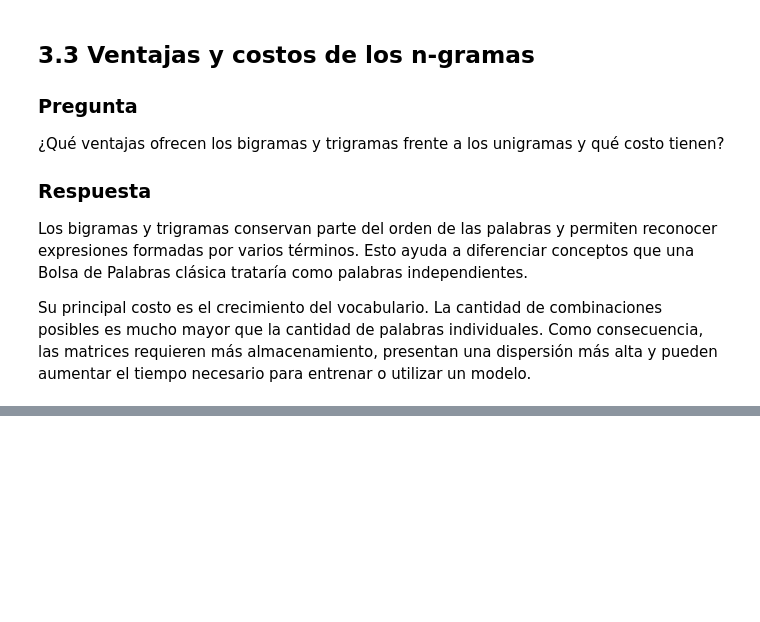
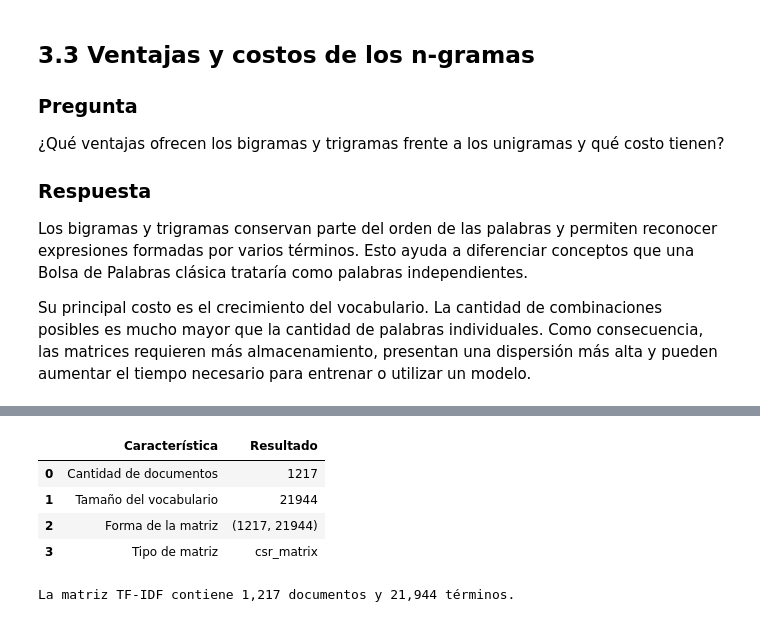
Before and after one commit to Jtanchezz/NLP, a Jupyter notebook: Lab2/lab2.ipynb, the cells around one changed output, grey strips where cells are left out. Saved outputs shown, nothing was run; the diff lists cells and outputs as text; code cells hidden in the pictures; blank space fills up the shorter version.

```diff
--- a/Lab2/lab2.ipynb
+++ b/Lab2/lab2.ipynb
@@ -548,0 +562,47 @@ Su principal costo es el crecimiento del vocabulario. La cantidad de combinacion
+# %%
+from sklearn.feature_extraction.text import TfidfVectorizer
+
+vectorizador_tfidf = TfidfVectorizer(
+    tokenizer=str.split,
+    preprocessor=None,
+    token_pattern=None,
+    lowercase=False
+)
+
+matriz_tfidf = vectorizador_tfidf.fit_transform(
+    corpus["News_normalizada"].fillna("")
+)
+
+vocabulario_tfidf = (
+    vectorizador_tfidf.get_feature_names_out()
+)
+
+resumen_tfidf = pd.DataFrame({
+    "Característica": [
+        "Cantidad de documentos",
+        "Tamaño del vocabulario",
+        "Forma de la matriz",
+        "Tipo de matriz"
+    ],
+    "Resultado": [
+        matriz_tfidf.shape[0],
+        matriz_tfidf.shape[1],
+        str(matriz_tfidf.shape),
+        type(matriz_tfidf).__name__
+    ]
+})
+
+display(resumen_tfidf)
+
+print(
+    f"La matriz TF-IDF contiene "
+    f"{matriz_tfidf.shape[0]:,} documentos y "
+    f"{matriz_tfidf.shape[1]:,} términos."
+)
+# %% [output]
+|  | Característica | Resultado |
+| 0 | Cantidad de documentos | 1217 |
+| 1 | Tamaño del vocabulario | 21944 |
+| 2 | Forma de la matriz | (1217, 21944) |
+| 3 | Tipo de matriz | csr_matrix |
+La matriz TF-IDF contiene 1,217 documentos y 21,944 términos.
```
Also changed, not shown: parts of 1 cell of this notebook.
